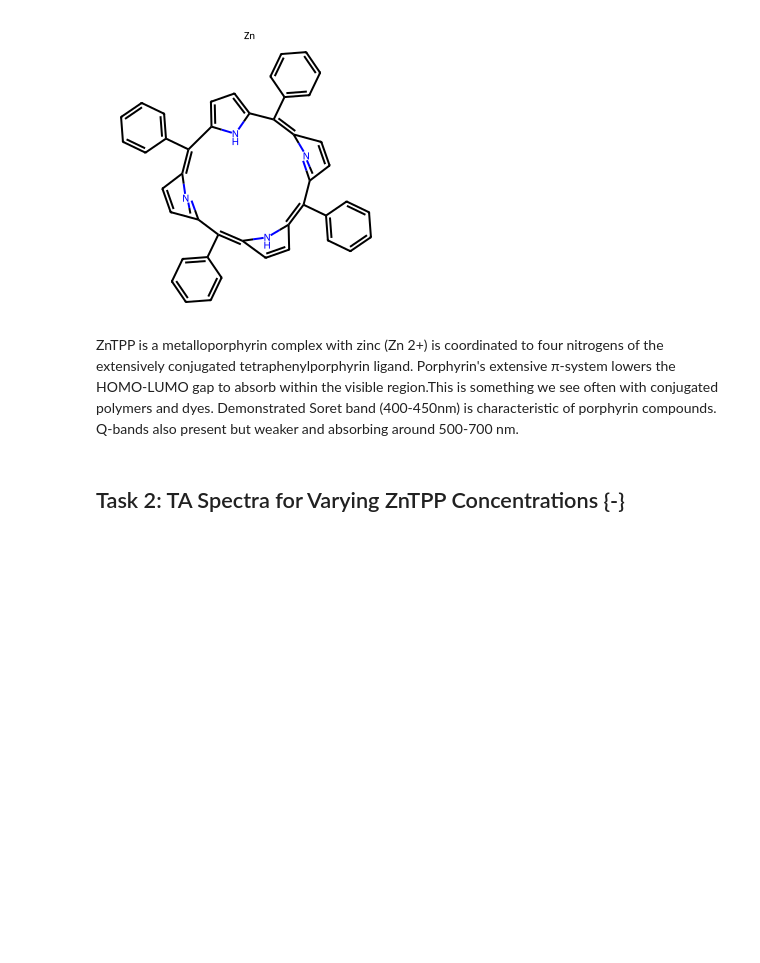
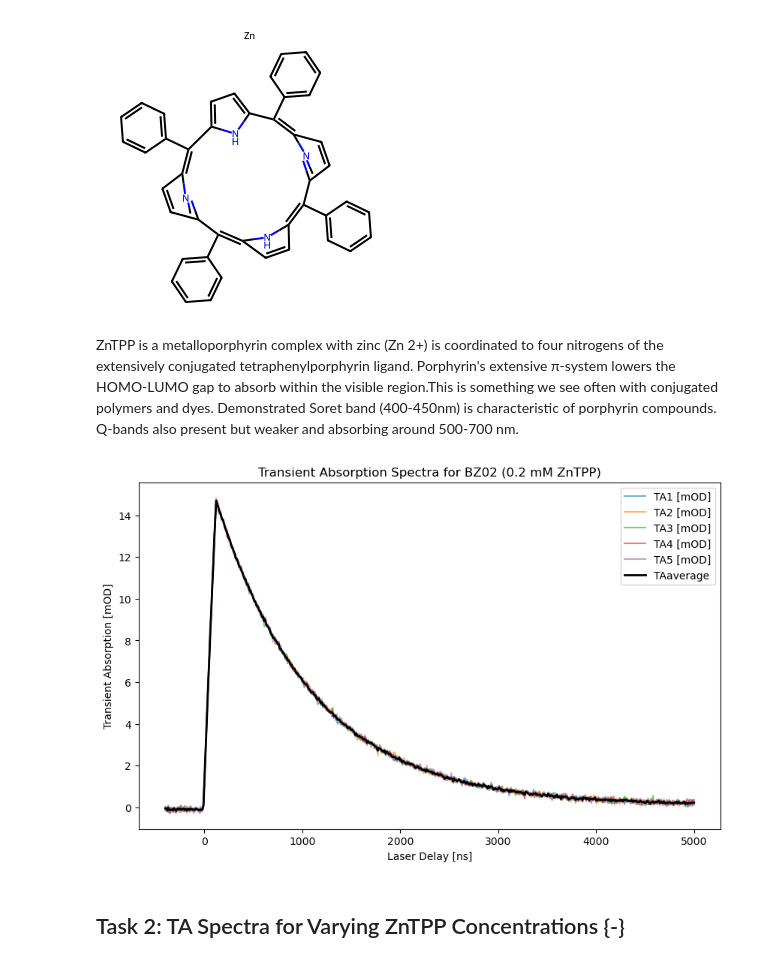
Before and after one commit to DavidShreve/PChemLab, a Jupyter notebook: TA_Worksheet.ipynb, the cells around one changed output. Saved outputs shown, nothing was run; the diff lists cells and outputs as text; code cells hidden in the pictures; blank space fills up the shorter version.

```diff
--- a/TA_Worksheet.ipynb
+++ b/TA_Worksheet.ipynb
@@ -199,4 +199,14 @@ def calc_max_TA(file_dict):
 * Load the TA spectra for the first concentration of ZnTPP into a Pandas DataFrame. Average the scans and save them as an extra column in the DataFrame.
 * Plot the different TA spectra for the first concentration of ZnTPP together with the averaged spectra. You will need to present one figure containing all scans and the averaged one.
 # %%
-file1 = {'path':path, 'name':'TA_traces.csv', 'label':'Run1', '[ZnTPP]': 0.2, '[C70]':0., 'time_skip':0, 'DA0_guess':1., 'tau_guess':1., 'offset_guess':0.}
+file1 = {'path':path, 'name':'BZ02_traces_JGD.csv', 'label':'Run1', '[ZnTPP]': 0.2, '[C70]':0., 'time_skip':0, 'DA0_guess':1., 'tau_guess':1., 'offset_guess':0.}
+
+load_data_to_file_dict(file1)
+
+# Calculate the average of all runs and save as 'TAaverage'
+calc_average_TA(file1)
+
+# Display the first few rows of the DataFrame to confirm the 'TAaverage' column exists
+print(file1['data'].head())
+
+file1['data'].info()
@@ -226,6 +254,27 @@ else:
 [figure]
 # %% [markdown]
 ZnTPP is a metalloporphyrin complex with zinc (Zn 2+) is coordinated to four nitrogens of the extensively conjugated tetraphenylporphyrin ligand. Porphyrin's extensive π-system lowers the HOMO-LUMO gap to absorb within the visible region.This is something we see often with conjugated polymers and dyes. Demonstrated Soret band (400-450nm) is characteristic of porphyrin compounds. Q-bands also present but weaker and absorbing around 500-700 nm.
+# %%
+# @title Plot All Scans and Averaged Spectrum { display-mode: "form" }
+import matplotlib.pyplot as plt
+
+# Plot all individual scans
+plt.figure(figsize=(10, 6))
+for column in file1['data'].columns:
+    if column not in ['Laser Delay [ns]', 'TAaverage']:
+        plt.plot(file1['data']['Laser Delay [ns]'], file1['data'][column], label=column, alpha=0.6)
+
+# Plot the averaged spectrum in bold
+plt.plot(file1['data']['Laser Delay [ns]'], file1['data']['TAaverage'], label='TAaverage', color='black', linewidth=2)
+
+# Plot styling
+plt.title('Transient Absorption Spectra for BZ02 (0.2 mM ZnTPP)')
+plt.xlabel('Laser Delay [ns]')
+plt.ylabel('Transient Absorption [mOD]')
+plt.legend()
+plt.show()
+# %% [output]
+[figure, added]
 # %% [markdown]
 ## Task 2: TA Spectra for Varying ZnTPP Concentrations {-}
 # %% [markdown]
```
Also changed, not shown: parts of 1 cell of this notebook.
